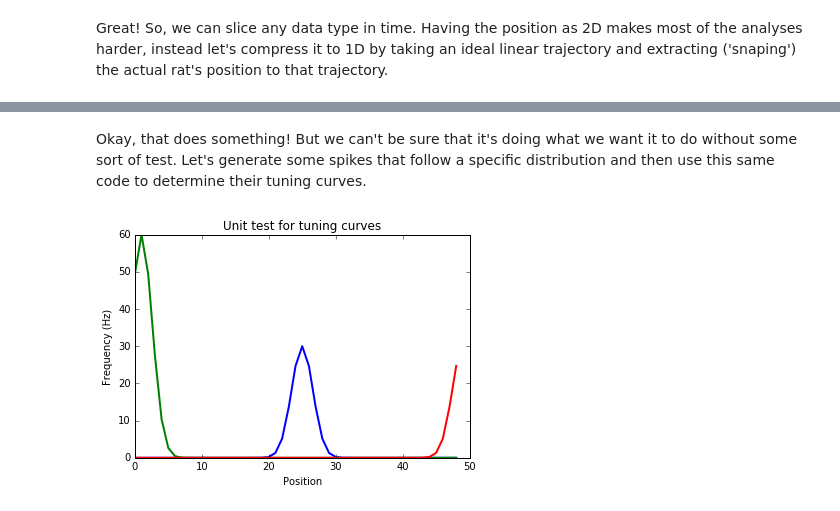
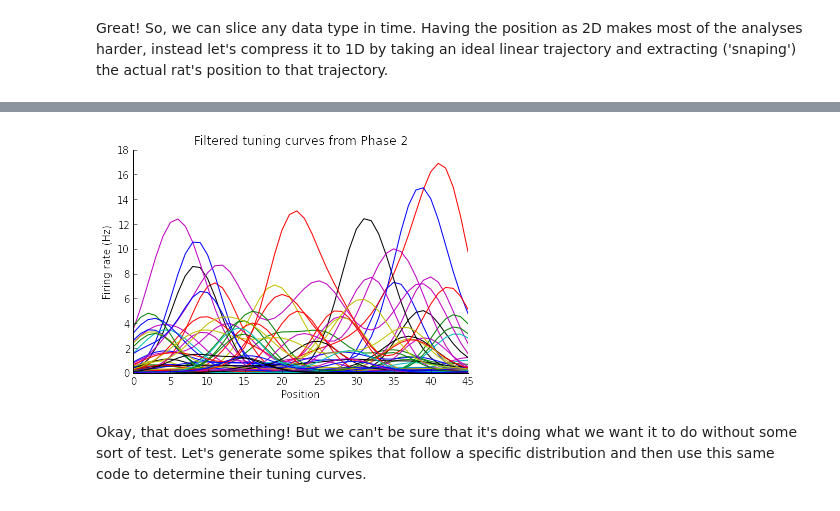
Before and after one commit to emirvine/psyc-179, a Jupyter notebook: tuning_curves.ipynb, the cells around one changed output, grey strips where cells are left out. Cells and saved outputs as stored; diff of their text form; code cells hidden in the pictures.

```diff
--- a/tuning_curves.ipynb
+++ b/tuning_curves.ipynb
@@ -286,0 +286,10 @@ def tuning_curve(position_z, spike_times, num_bins=100, sampling_rate=1/30.0, ga
+# %%
+def filter_tc(tuning_curve, filter_type='gaussian', gaussian_std=3.):
+    if filter_type == 'gaussian':
+        gauss_tc = []
+        # Normalized gaussian filter
+        gaussian_filter = signal.get_window(('gaussian', gaussian_std), gaussian_std*6.)
+        normalized_gaussian = gaussian_filter / np.sum(gaussian_filter)
+        for firing_rate in tuning_curve:
+            gauss_tc.append(np.convolve(firing_rate, normalized_gaussian, mode='same'))
+        return gauss_tc
@@ -313,3 +326,20 @@ plt.show()
+# %%
+filtered_tc = filter_tc(tc)
+# %%
+fig = plt.figure()
+ax = fig.add_subplot(111)
+for curve in filtered_tc:
+    ax.plot(curve)
+ax.spines['right'].set_visible(False)
+ax.spines['top'].set_visible(False)
+ax.yaxis.set_ticks_position('left')
+ax.xaxis.set_ticks_position('bottom')
+plt.ylabel('Firing rate (Hz)')
+plt.xlabel('Position')
+plt.title('Filtered tuning curves from Phase 2')
+plt.show()
+# %% [output]
+[figure, added]
 # %% [markdown]
 Okay, that does something! But we can't be sure that it's doing what we want it to do without some sort of test. Let's generate some spikes that follow a specific distribution and then use this same code to determine their tuning curves.
 # %%
@@ -324,9 +354,7 @@ toy_filtered_tc = tuning_curve(toy_linear, toy_spike_times, num_bins=50)
 # %%
-for tc in toy_filtered_tc:
+for tc in toy_tc:
     plt.plot(tc, lw=2)
 plt.ylabel('Frequency (Hz)')
 plt.xlabel('Position')
 plt.title('Unit test for tuning curves')
 plt.show()
-# %% [output]
-[figure, removed]
```
Also changed, not shown: parts of 12 cells of this notebook, 5 other files.
